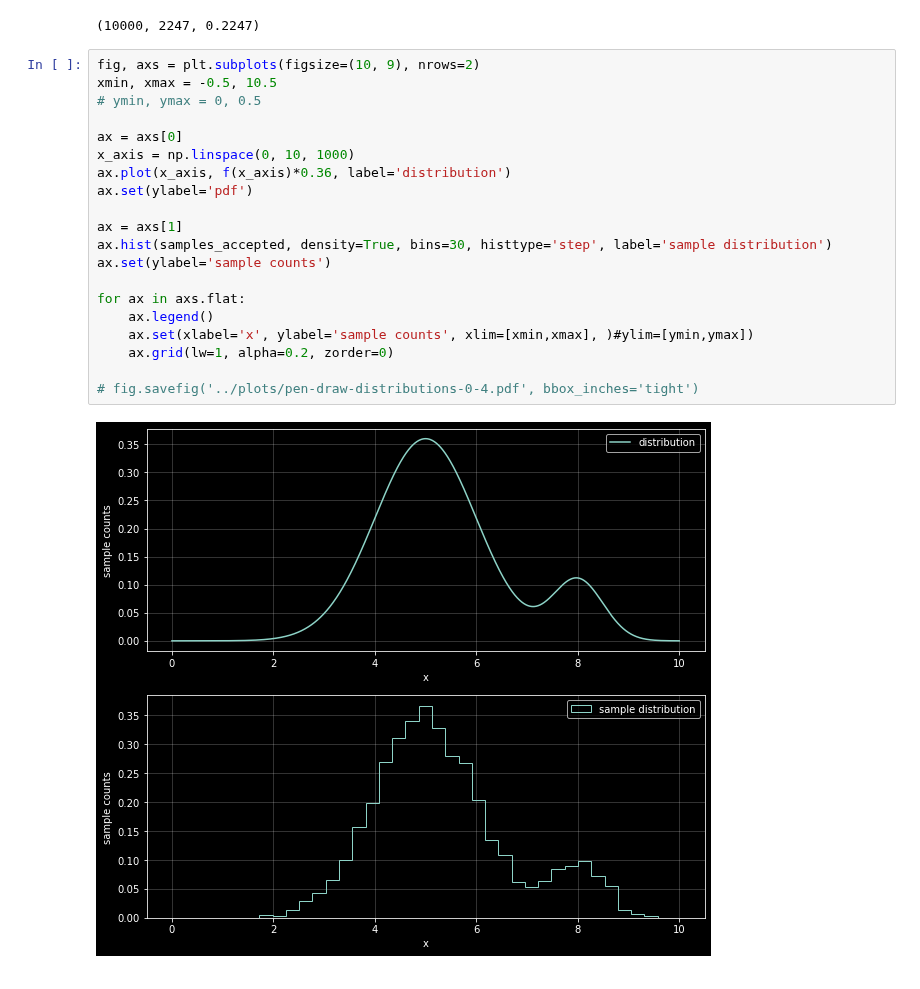
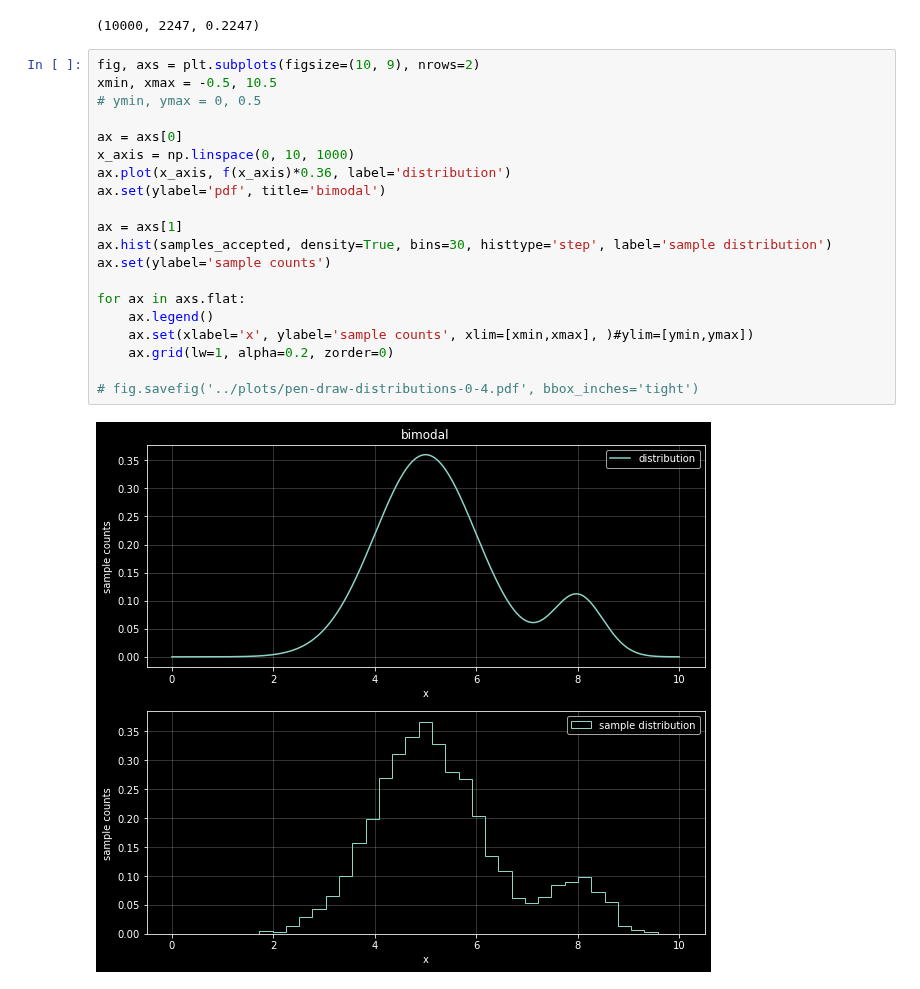
Before and after one commit to jsdiazpo/Bayesian-Digressions, a Jupyter notebook: Rejection-Sampling.ipynb, the cells around one changed output. Saved outputs shown, nothing was run; the diff lists cells and outputs as text.

```diff
--- a/Rejection-Sampling.ipynb
+++ b/Rejection-Sampling.ipynb
@@ -85,22 +84,22 @@ len(prop_samples), len(samples_accepted), len(samples_accepted)/len(prop_samples
 # %%
 fig, axs = plt.subplots(figsize=(10, 9), nrows=2)
 xmin, xmax = -0.5, 10.5
 # ymin, ymax = 0, 0.5
 
 ax = axs[0]
 x_axis = np.linspace(0, 10, 1000)
 ax.plot(x_axis, f(x_axis)*0.36, label='distribution')
-ax.set(ylabel='pdf')
+ax.set(ylabel='pdf', title='bimodal')
 
 ax = axs[1]
 ax.hist(samples_accepted, density=True, bins=30, histtype='step', label='sample distribution')
 ax.set(ylabel='sample counts')
 
 for ax in axs.flat:
     ax.legend()
     ax.set(xlabel='x', ylabel='sample counts', xlim=[xmin,xmax], )#ylim=[ymin,ymax])
     ax.grid(lw=1, alpha=0.2, zorder=0)
 
 # fig.savefig('../plots/pen-draw-distributions-0-4.pdf', bbox_inches='tight')
 # %% [output]
-[figure, old version]
+[figure, new version]
```
Also changed, not shown: parts of 5 cells of this notebook.
